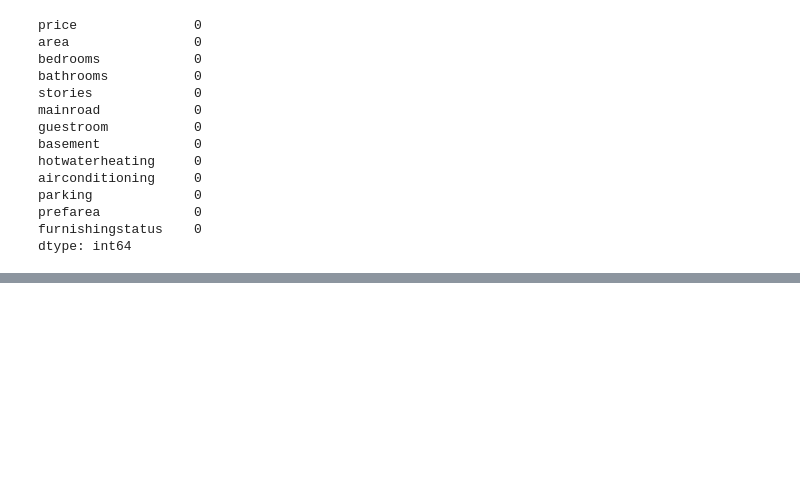
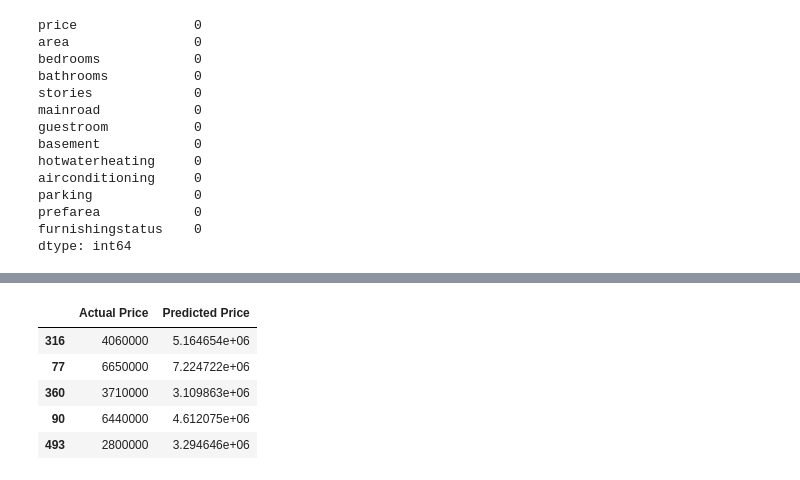
Before and after one commit to Prakalp-74/house-price-prediction-ml, a Jupyter notebook: practice_house_prediction.ipynb, the cells around one changed output, grey strips where cells are left out. Saved outputs shown, nothing was run; the diff lists cells and outputs as text; code cells hidden in the pictures; blank space fills up the shorter version.

```diff
--- a/practice_house_prediction.ipynb
+++ b/practice_house_prediction.ipynb
@@ -69,0 +156,9 @@ dtype: int64
+# %%
+comparison.head()
+# %% [output]
+|  | Actual Price | Predicted Price |
+| 316 | 4060000 | 5.164654e+06 |
+| 77 | 6650000 | 7.224722e+06 |
+| 360 | 3710000 | 3.109863e+06 |
+| 90 | 6440000 | 4.612075e+06 |
+| 493 | 2800000 | 3.294646e+06 |
```
Also changed, not shown: parts of 19 cells of this notebook, 1 other file.
